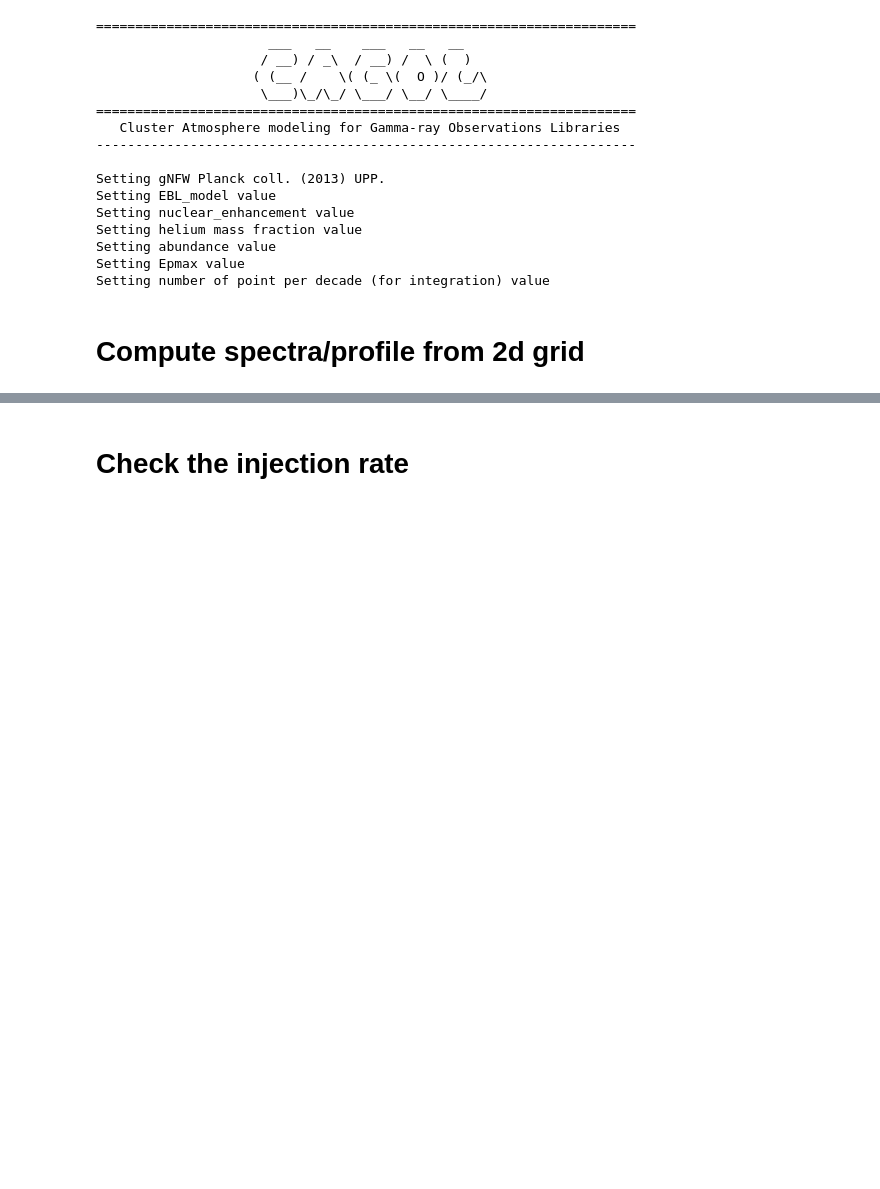
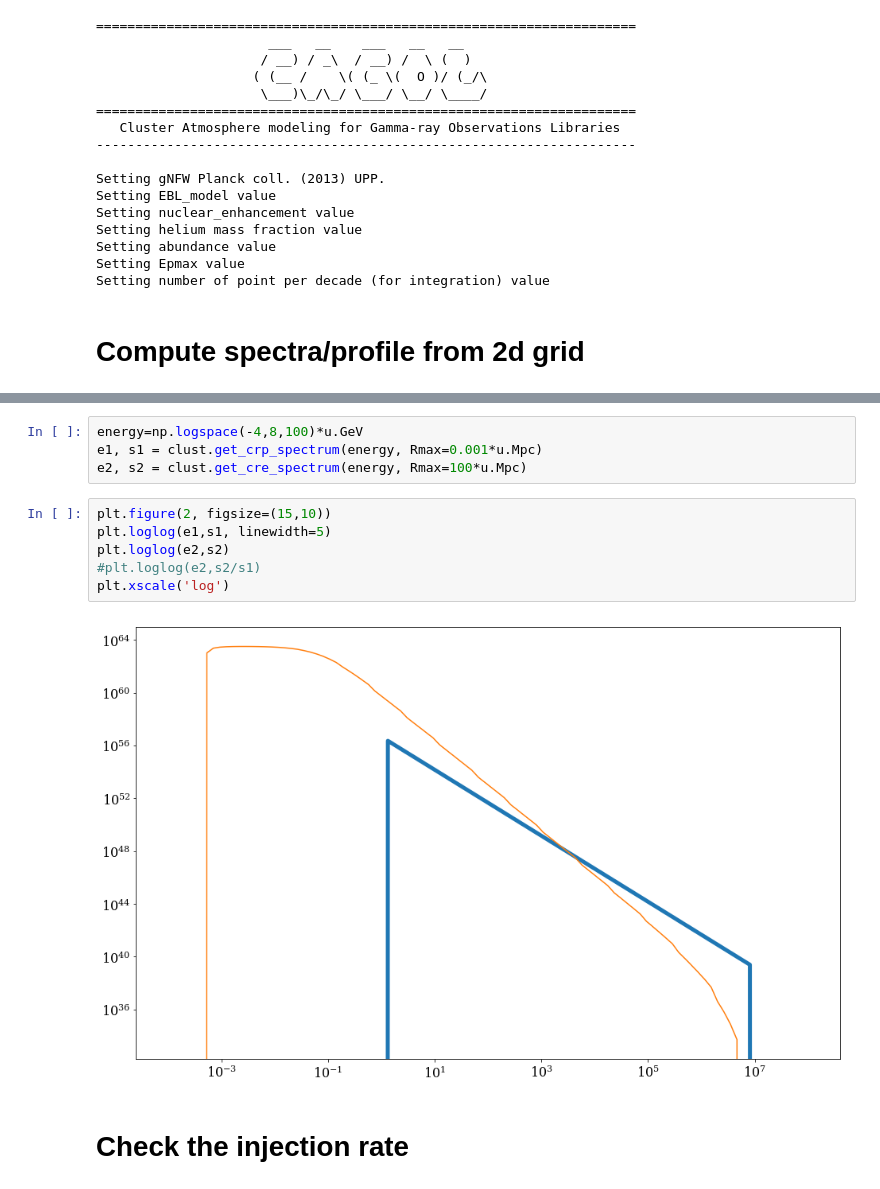
Before and after one commit to renlliang3/ClusterModel, a Jupyter notebook: notebook/model_dev_parameters.ipynb, the cells around one changed output, grey strips where cells are left out. Saved outputs shown, nothing was run; the diff lists cells and outputs as text; blank space fills up the shorter version.

```diff
--- a/notebook/model_dev_parameters.ipynb
+++ b/notebook/model_dev_parameters.ipynb
@@ -69,3 +72,15 @@ plt.plot(e1, (s1-s2)/s1)
+# %%
+energy=np.logspace(-4,8,100)*u.GeV
+e1, s1 = clust.get_crp_spectrum(energy, Rmax=0.001*u.Mpc)
+e2, s2 = clust.get_cre_spectrum(energy, Rmax=100*u.Mpc)
+# %%
+plt.figure(2, figsize=(15,10))
+plt.loglog(e1,s1, linewidth=5)
+plt.loglog(e2,s2)
+#plt.loglog(e2,s2/s1)
+plt.xscale('log')
+# %% [output]
+[figure, added]
 # %% [markdown]
 # Check the injection rate
 # %%
```
Also changed, not shown: parts of 5 cells of this notebook, 1 other file.
